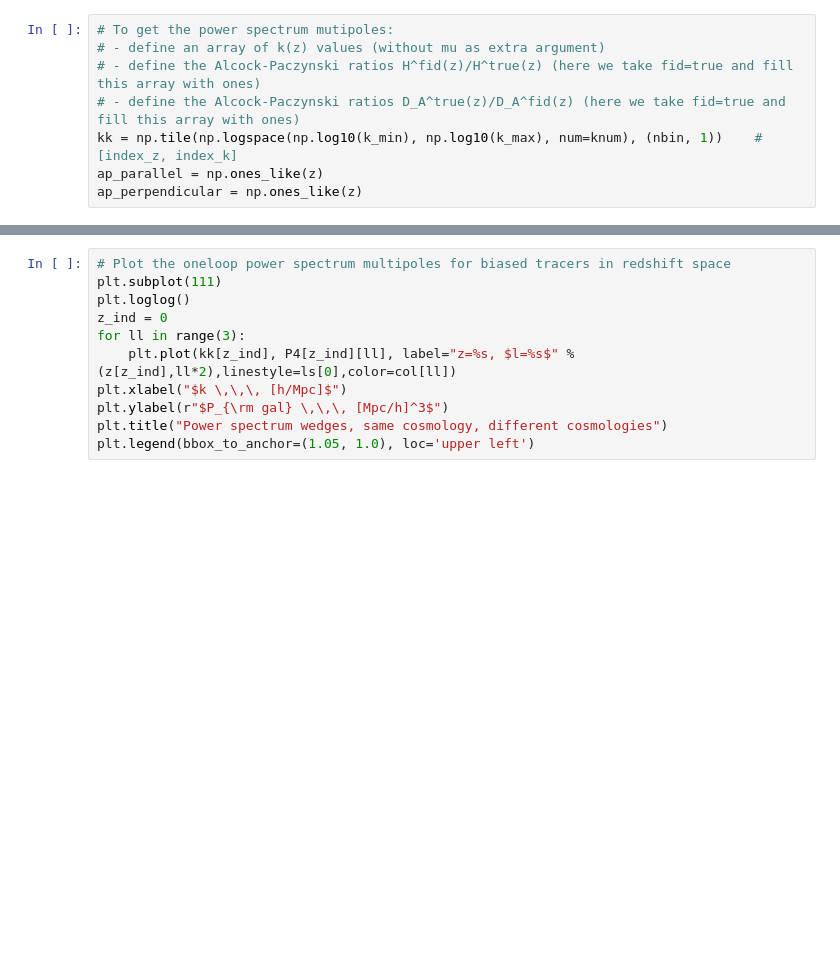
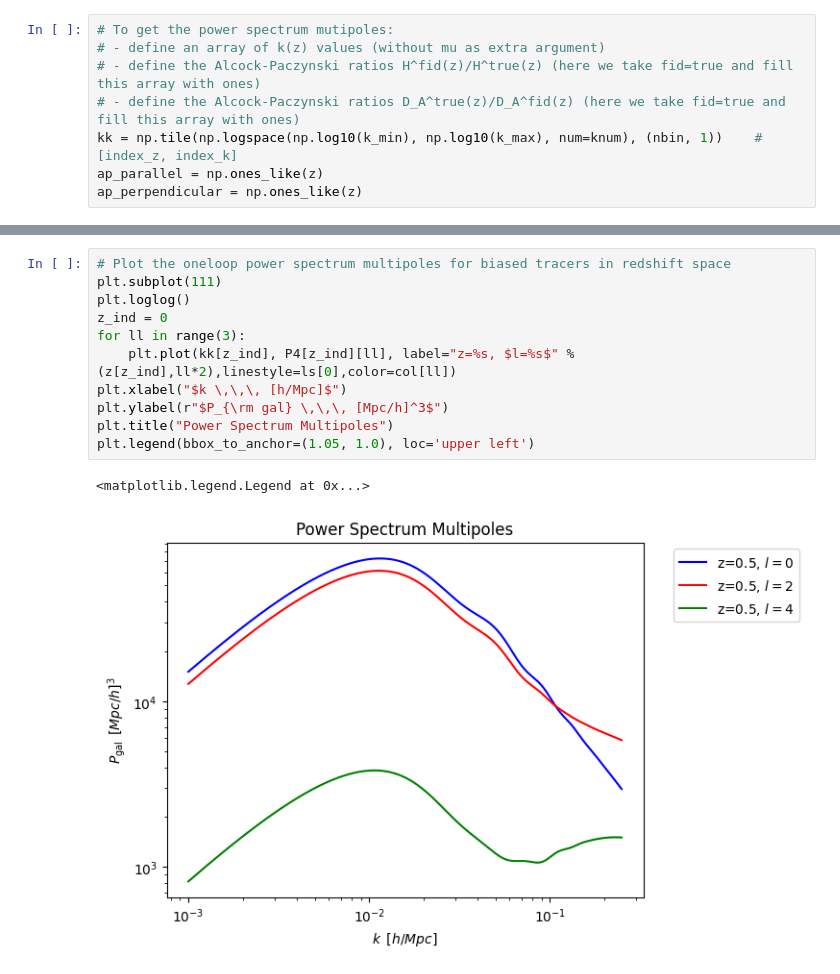
Before and after one commit to Fynn1410/class-bispectrum-png, a Jupyter notebook: notebooks/demo_split.ipynb, the cells around one changed output, grey strips where cells are left out. Drawn from its saved outputs; the diff is of its cells as text; blank space fills up the shorter version.

```diff
--- a/notebooks/demo_split.ipynb
+++ b/notebooks/demo_split.ipynb
@@ -254,11 +280,14 @@ print("Extracting P_oneloop took %3.2g seconds"%(end-start))
 # %%
 # Plot the oneloop power spectrum multipoles for biased tracers in redshift space
 plt.subplot(111)
 plt.loglog()
 z_ind = 0
 for ll in range(3):
     plt.plot(kk[z_ind], P4[z_ind][ll], label="z=%s, $l=%s$" % (z[z_ind],ll*2),linestyle=ls[0],color=col[ll])
 plt.xlabel("$k \,\,\, [h/Mpc]$")
 plt.ylabel(r"$P_{\rm gal} \,\,\, [Mpc/h]^3$")
-plt.title("Power spectrum wedges, same cosmology, different cosmologies")
+plt.title("Power Spectrum Multipoles")
 plt.legend(bbox_to_anchor=(1.05, 1.0), loc='upper left')
+# %% [output]
+<matplotlib.legend.Legend at 0x...>
+[figure, added]
```
Also changed, not shown: parts of 16 cells of this notebook.
